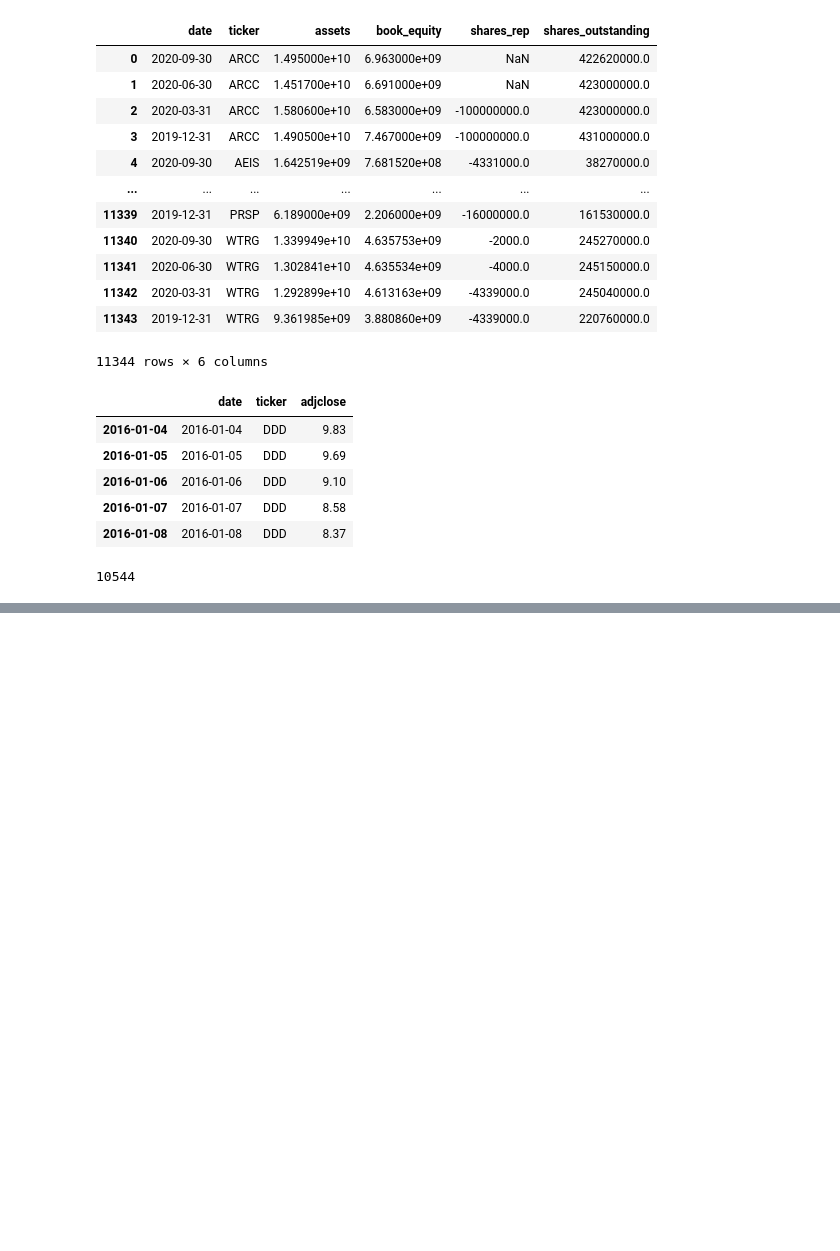
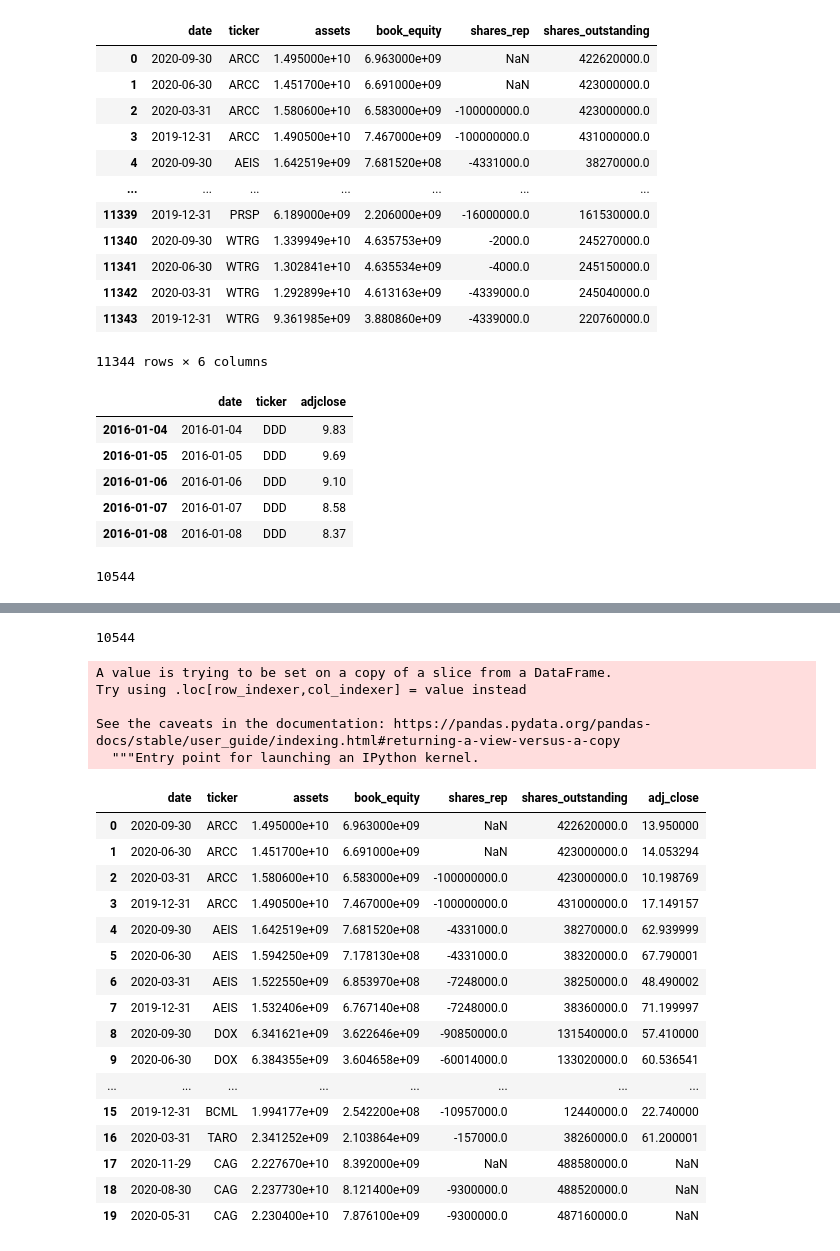
Before and after one commit to Leito94/PortfolioManager, a Jupyter notebook: WebSraping/scraping_funds_jan.ipynb, the cells around one changed output, grey strips where cells are left out. Cells and saved outputs as stored; diff of their text form; code cells hidden in the pictures; blank space fills up the shorter version.

```diff
--- a/WebSraping/scraping_funds_jan.ipynb
+++ b/WebSraping/scraping_funds_jan.ipynb
@@ -297,2 +296,38 @@ n:  3543
 # %%
 prices_to_1000 = prices
+# %%
+# add them to the 1000 we already have
+for i in prices:
+    prices_to_1000.append(i)
+# %%
+len(prices_to_1000)
+# %% [output]
+10544
+# %%
+rel_funds["adj_close"] = prices_to_1000
+# %% [output]
+A value is trying to be set on a copy of a slice from a DataFrame.
+Try using .loc[row_indexer,col_indexer] = value instead
+
+See the caveats in the documentation: https://pandas.pydata.org/pandas-docs/stable/user_guide/indexing.html#returning-a-view-versus-a-copy
+  """Entry point for launching an IPython kernel.
+# %%
+rel_funds.head(20)
+# %% [output]
+|  | date | ticker | assets | book_equity | shares_rep | shares_outstanding | adj_close |
+| 0 | 2020-09-30 | ARCC | 1.495000e+10 | 6.963000e+09 | NaN | 422620000.0 | 13.950000 |
+| 1 | 2020-06-30 | ARCC | 1.451700e+10 | 6.691000e+09 | NaN | 423000000.0 | 14.053294 |
+| 2 | 2020-03-31 | ARCC | 1.580600e+10 | 6.583000e+09 | -100000000.0 | 423000000.0 | 10.198769 |
+| 3 | 2019-12-31 | ARCC | 1.490500e+10 | 7.467000e+09 | -100000000.0 | 431000000.0 | 17.149157 |
+| 4 | 2020-09-30 | AEIS | 1.642519e+09 | 7.681520e+08 | -4331000.0 | 38270000.0 | 62.939999 |
+| 5 | 2020-06-30 | AEIS | 1.594250e+09 | 7.178130e+08 | -4331000.0 | 38320000.0 | 67.790001 |
+| 6 | 2020-03-31 | AEIS | 1.522550e+09 | 6.853970e+08 | -7248000.0 | 38250000.0 | 48.490002 |
+| 7 | 2019-12-31 | AEIS | 1.532406e+09 | 6.767140e+08 | -7248000.0 | 38360000.0 | 71.199997 |
+| 8 | 2020-09-30 | DOX | 6.341621e+09 | 3.622646e+09 | -90850000.0 | 131540000.0 | 57.410000 |
+| 9 | 2020-06-30 | DOX | 6.384355e+09 | 3.604658e+09 | -60014000.0 | 133020000.0 | 60.536541 |
+| ... | ... | ... | ... | ... | ... | ... | ... |
+| 15 | 2019-12-31 | BCML | 1.994177e+09 | 2.542200e+08 | -10957000.0 | 12440000.0 | 22.740000 |
+| 16 | 2020-03-31 | TARO | 2.341252e+09 | 2.103864e+09 | -157000.0 | 38260000.0 | 61.200001 |
+| 17 | 2020-11-29 | CAG | 2.227670e+10 | 8.392000e+09 | NaN | 488580000.0 | NaN |
+| 18 | 2020-08-30 | CAG | 2.237730e+10 | 8.121400e+09 | -9300000.0 | 488520000.0 | NaN |
+| 19 | 2020-05-31 | CAG | 2.230400e+10 | 7.876100e+09 | -9300000.0 | 487160000.0 | NaN |
```
Also changed, not shown: parts of 38 cells of this notebook, 6 other files.
